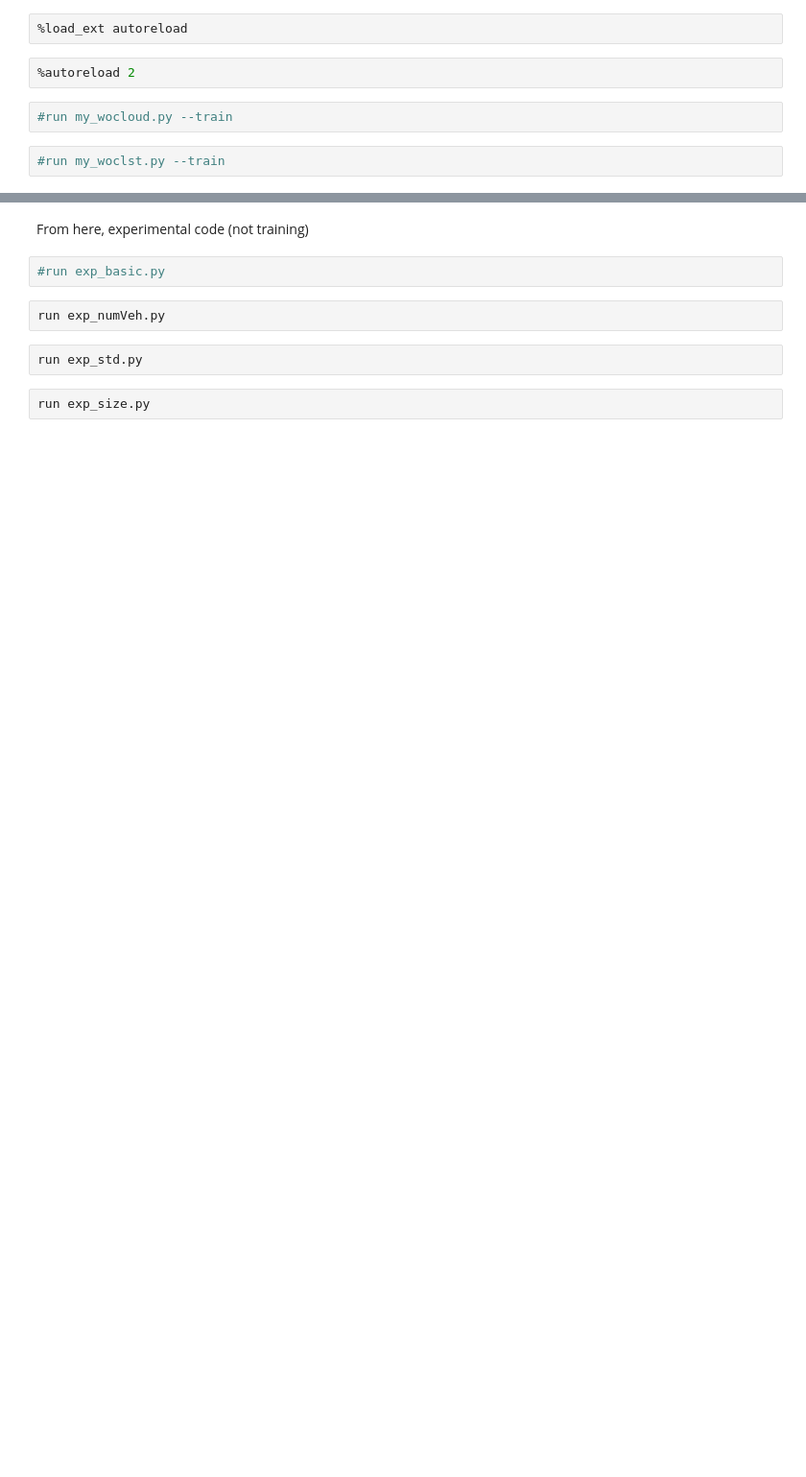
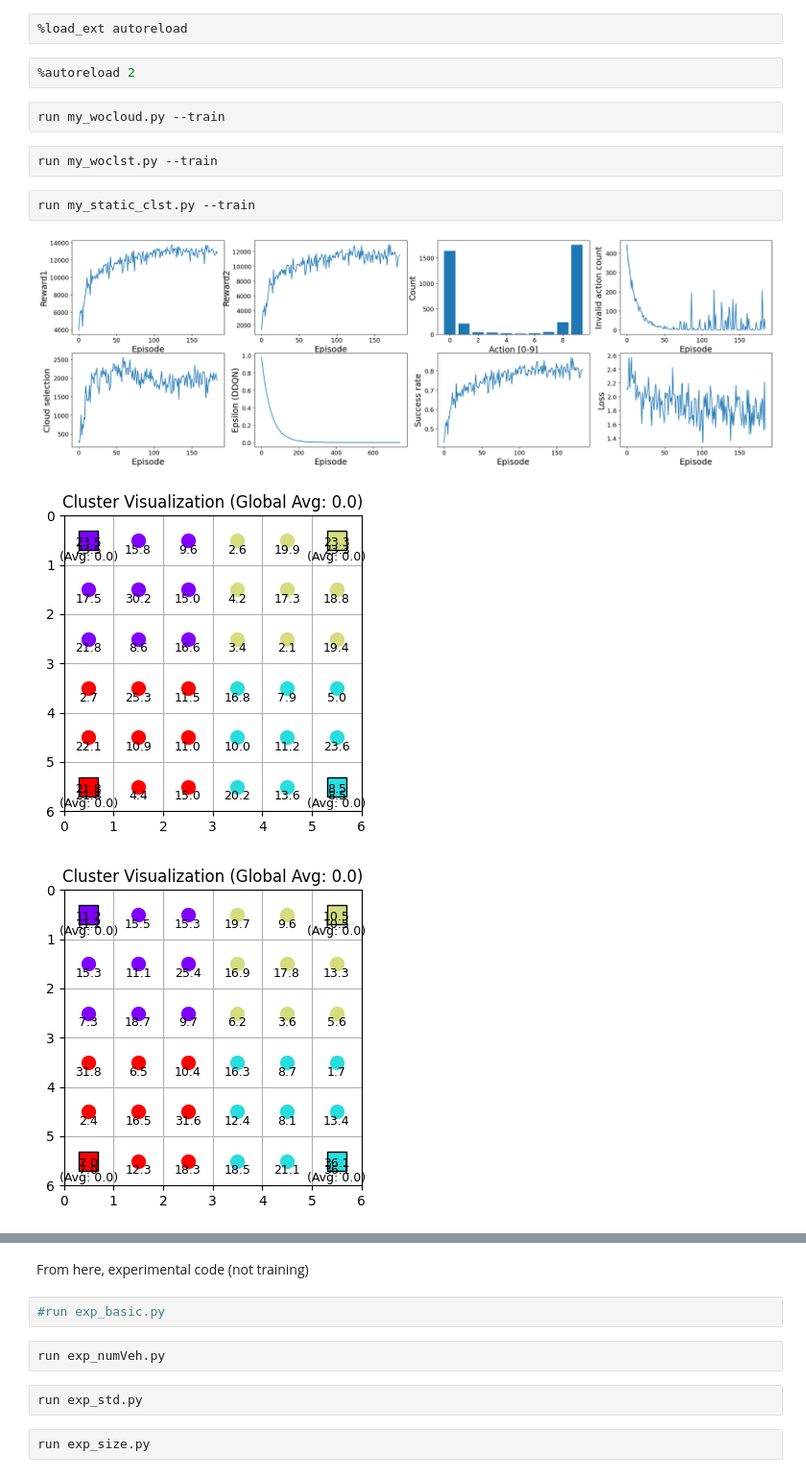
Before and after one commit to tnwjd7732/Popular-RL-Algorithms, a Jupyter notebook: run.ipynb, the cells around one changed output, grey strips where cells are left out. Shown at 96% size. Saved outputs shown, nothing was run; the diff lists cells and outputs as text; blank space fills up the shorter version.

```diff
--- a/run.ipynb
+++ b/run.ipynb
@@ -3,6 +3,12 @@
 # %%
 %autoreload 2
 # %%
-#run my_wocloud.py --train
+run my_wocloud.py --train
 # %%
-#run my_woclst.py --train
+run my_woclst.py --train
+# %%
+run my_static_clst.py --train
+# %% [output]
+[figure, added]
+[figure, added]
+[figure, added]
```
Also changed, not shown: parts of 3 cells of this notebook, 14 other files.
